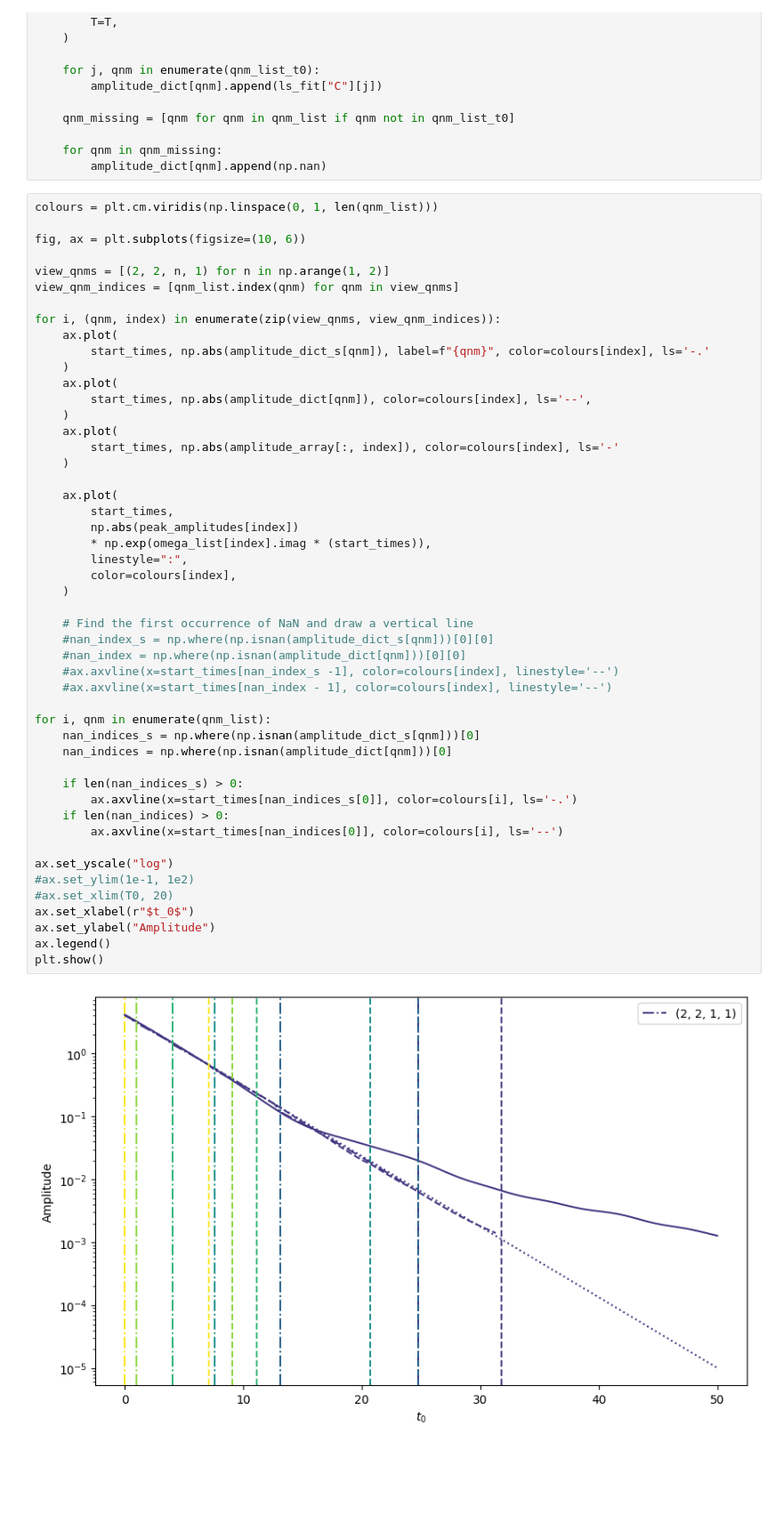
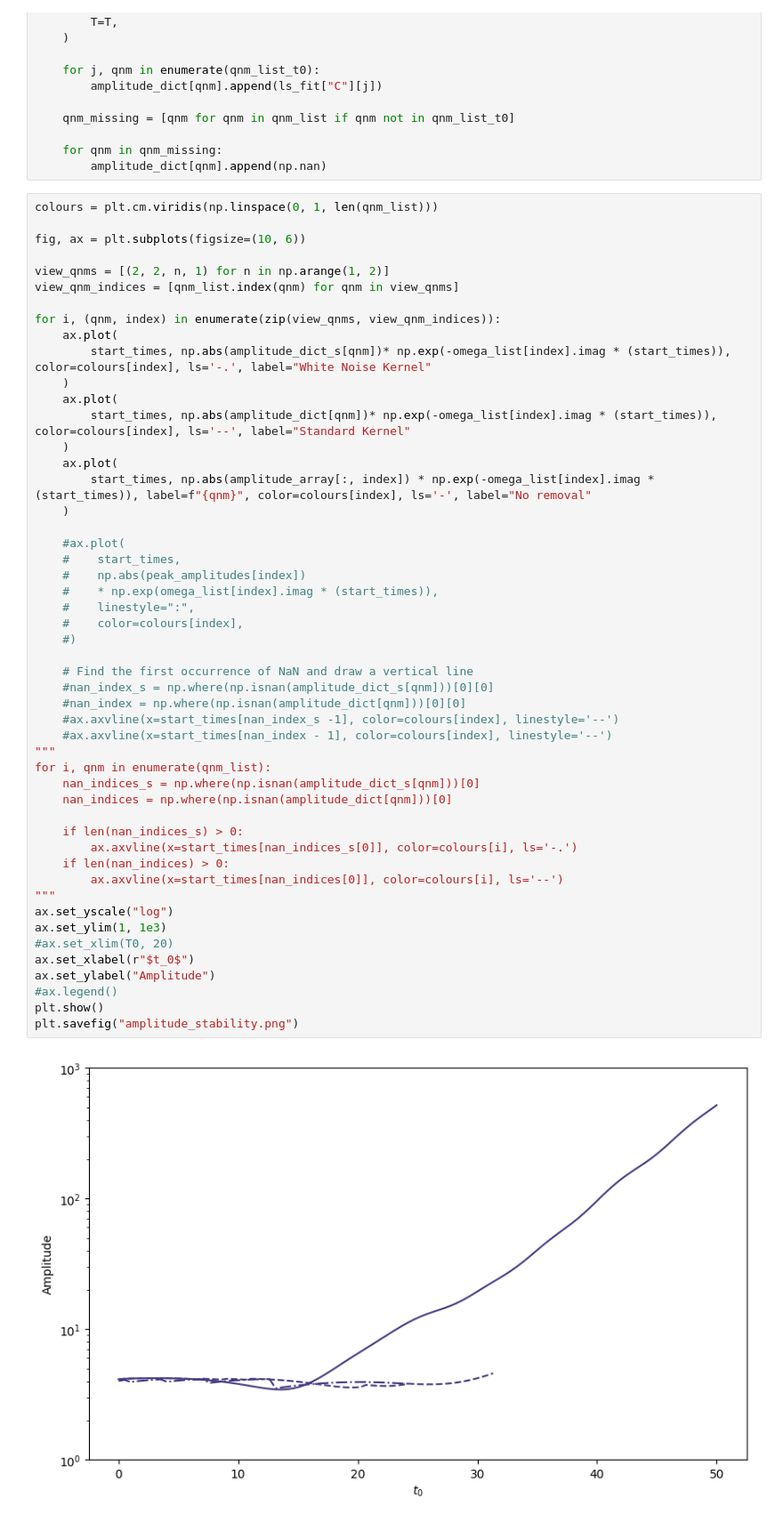
Before and after one commit to BGP-QNM-FITS/bgp_qnm_fits, a Jupyter notebook: qnm_removal.ipynb, the cells around one changed output. Shown at 89% size. Saved outputs shown, nothing was run; the diff lists cells and outputs as text; blank space fills up the shorter version.

```diff
--- a/qnm_removal.ipynb
+++ b/qnm_removal.ipynb
@@ -212,45 +212,46 @@ view_qnms = [(2, 2, n, 1) for n in np.arange(1, 2)]
 view_qnm_indices = [qnm_list.index(qnm) for qnm in view_qnms]
 
 for i, (qnm, index) in enumerate(zip(view_qnms, view_qnm_indices)):
     ax.plot(
-        start_times, np.abs(amplitude_dict_s[qnm]), label=f"{qnm}", color=colours[index], ls='-.'
+        start_times, np.abs(amplitude_dict_s[qnm])* np.exp(-omega_list[index].imag * (start_times)), color=colours[index], ls='-.', label="White Noise Kernel"
     )
     ax.plot(
-        start_times, np.abs(amplitude_dict[qnm]), color=colours[index], ls='--',
+        start_times, np.abs(amplitude_dict[qnm])* np.exp(-omega_list[index].imag * (start_times)), color=colours[index], ls='--', label="Standard Kernel"
     )
     ax.plot(
-        start_times, np.abs(amplitude_array[:, index]), color=colours[index], ls='-'
+        start_times, np.abs(amplitude_array[:, index]) * np.exp(-omega_list[index].imag * (start_times)), label=f"{qnm}", color=colours[index], ls='-', label="No removal"
     )
 
-    ax.plot(
-        start_times,
-        np.abs(peak_amplitudes[index])
-        * np.exp(omega_list[index].imag * (start_times)),
-        linestyle=":",
-        color=colours[index],
-    )
+    #ax.plot(
+    #    start_times,
+    #    np.abs(peak_amplitudes[index])
+    #    * np.exp(omega_list[index].imag * (start_times)),
+    #    linestyle=":",
+    #    color=colours[index],
+    #)
 
     # Find the first occurrence of NaN and draw a vertical line
     #nan_index_s = np.where(np.isnan(amplitude_dict_s[qnm]))[0][0]
     #nan_index = np.where(np.isnan(amplitude_dict[qnm]))[0][0]
     #ax.axvline(x=start_times[nan_index_s -1], color=colours[index], linestyle='--')
     #ax.axvline(x=start_times[nan_index - 1], color=colours[index], linestyle='--')
-
+"""
 for i, qnm in enumerate(qnm_list):
     nan_indices_s = np.where(np.isnan(amplitude_dict_s[qnm]))[0]
     nan_indices = np.where(np.isnan(amplitude_dict[qnm]))[0]
 
     if len(nan_indices_s) > 0:
         ax.axvline(x=start_times[nan_indices_s[0]], color=colours[i], ls='-.')
     if len(nan_indices) > 0:
         ax.axvline(x=start_times[nan_indices[0]], color=colours[i], ls='--')
-
+"""
 ax.set_yscale("log")
-#ax.set_ylim(1e-1, 1e2)
+ax.set_ylim(1, 1e3)
 #ax.set_xlim(T0, 20)
 ax.set_xlabel(r"$t_0$")
 ax.set_ylabel("Amplitude")
-ax.legend()
+#ax.legend()
 plt.show()
+plt.savefig("amplitude_stability.png")
 # %% [output]
-[figure, old version]
+[figure, new version]
```
Also changed, not shown: 34 other files.
